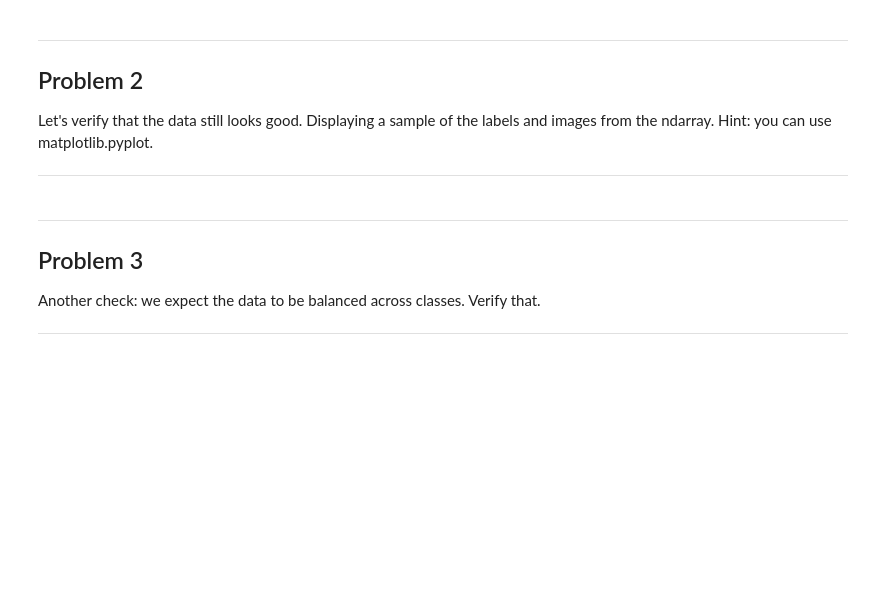
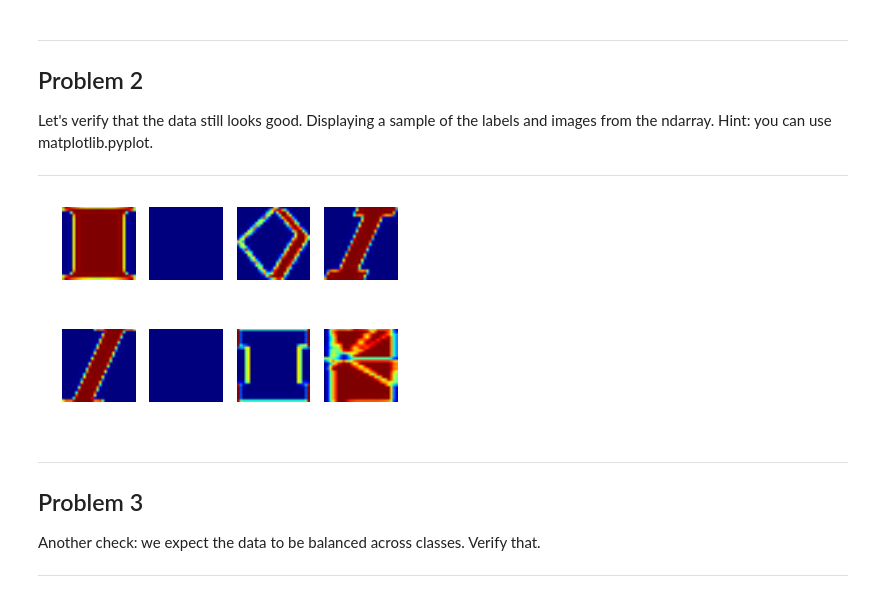
Before and after one commit to adityasalapaka/deep_learning_udacity, a Jupyter notebook: 1_notmnist.ipynb, the cells around one changed output. Saved outputs shown, nothing was run; the diff lists cells and outputs as text; code cells hidden in the pictures; blank space fills up the shorter version.

```diff
--- a/1_notmnist.ipynb
+++ b/1_notmnist.ipynb
@@ -230,6 +233,22 @@ Problem 2
 Let's verify that the data still looks good. Displaying a sample of the labels and images from the ndarray. Hint: you can use matplotlib.pyplot.
 
 ---
+# %%
+def show_sample_pickle(image_folder):
+	folder_sample = random.sample(image_folder, 1)
+	pickle_file = ''.join(folder_sample) + '.pickle'
+	file = open(pickle_file, 'rb')
+	dataset = pickle.load(file)
+
+  	for i, img in enumerate(random.sample(list(dataset), 8)):
+
+		plt.subplot(2, 4, i+1)
+		plt.axis('off')
+		plt.imshow(img)
+
+show_sample_pickle(train_folders)
+# %% [output]
+[figure, added]
 # %% [markdown]
 ---
 Problem 3
```
Also changed, not shown: parts of 2 cells of this notebook, 1 other file.
